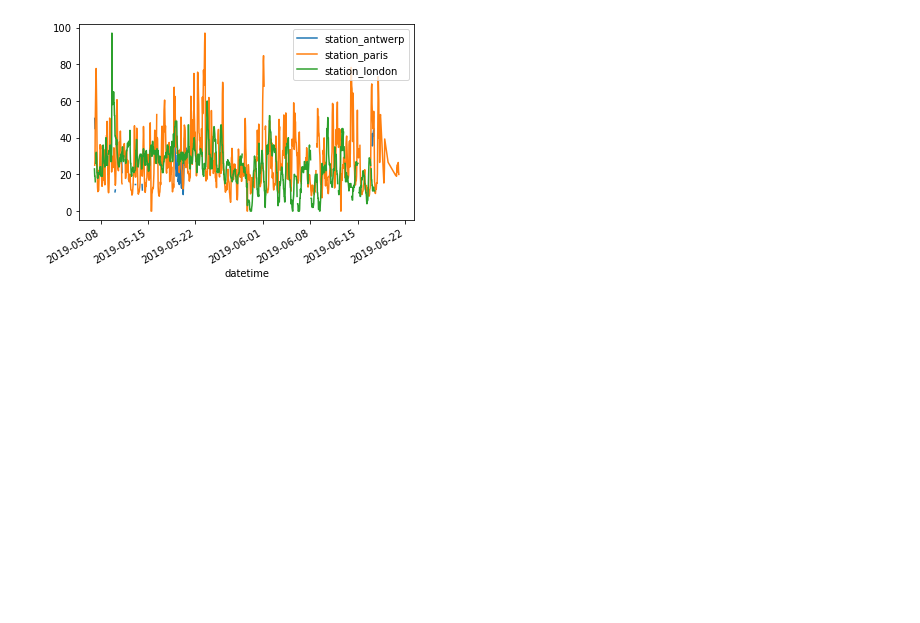
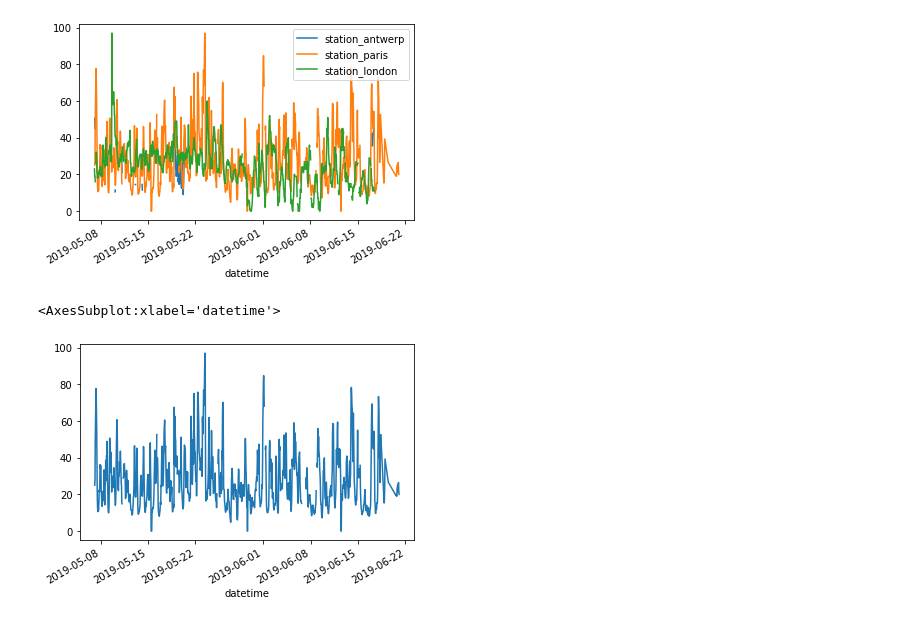
Before and after one commit to nikolay-rudenko/pandas_edu, a Jupyter notebook: create_plots.ipynb, the cells around one changed output. Cells and saved outputs as stored; diff of their text form; code cells hidden in the pictures; blank space fills up the shorter version.

```diff
--- a/create_plots.ipynb
+++ b/create_plots.ipynb
@@ -18,3 +18,8 @@ air_quality.plot()
 # %% [output]
 <AxesSubplot:xlabel='datetime'>
 [figure]
+# %%
+air_quality['station_paris'].plot()
+# %% [output]
+<AxesSubplot:xlabel='datetime'>
+[figure, added]
```
Also changed, not shown: parts of 5 cells of this notebook, 1 other file.
